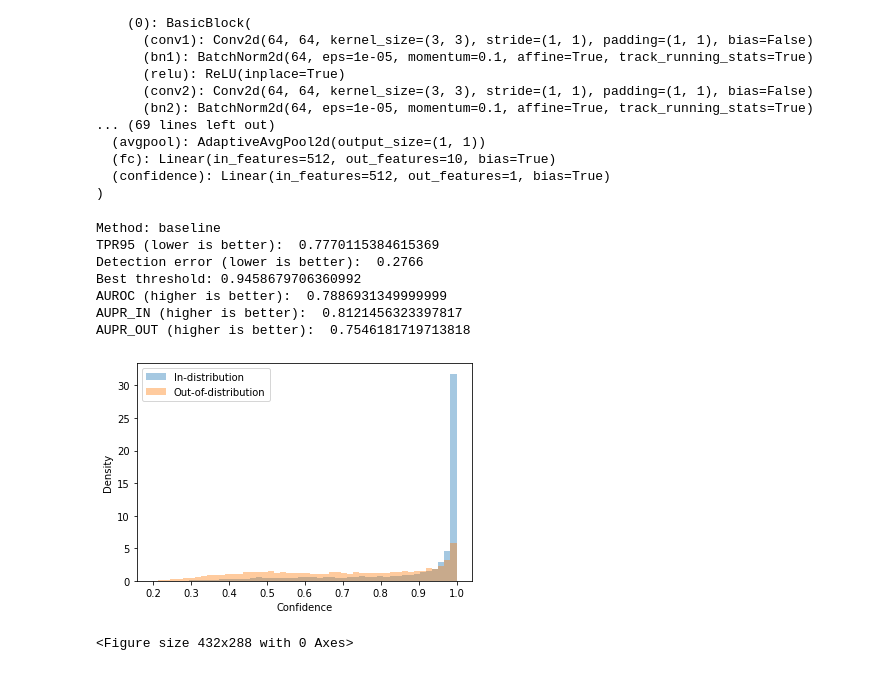
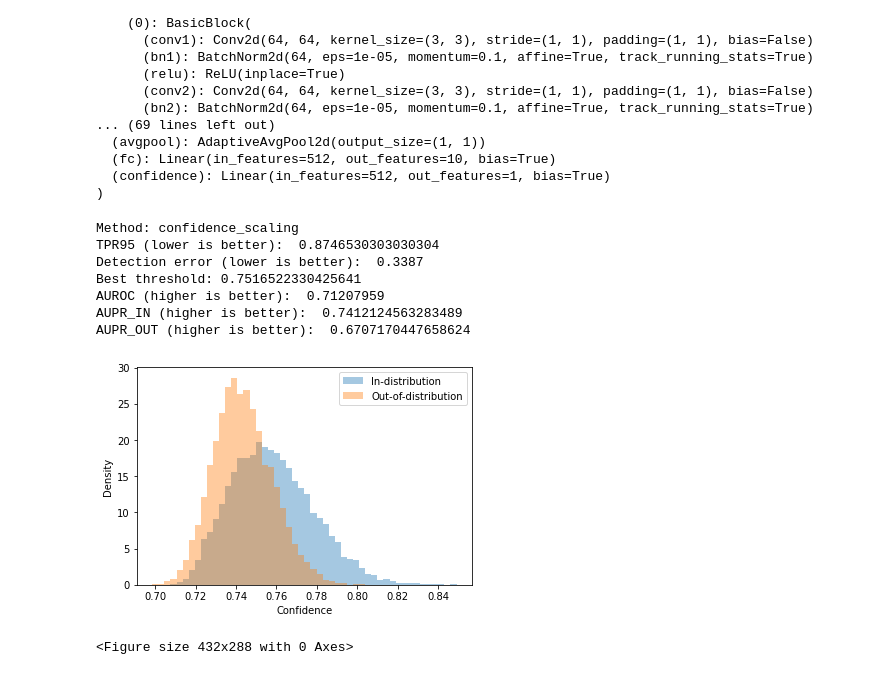
Before and after one commit to AstrakhantsevaAA/confidence_estimation_resnet, a Jupyter notebook: ood_detection_resnet.ipynb, the cells around one changed output. Cells and saved outputs as stored; diff of their text form; code cells hidden in the pictures.

```diff
--- a/ood_detection_resnet.ipynb
+++ b/ood_detection_resnet.ipynb
@@ -111,9 +107,7 @@ len(ood_loader.dataset.imgs)
 
 cnn = resnet.resnet18(num_classes=num_classes)
 
-# model_dict = cnn.state_dict()
-
-pretrained_dict = torch.load(filename[0])
+pretrained_dict = torch.load(filename[mode])
 cnn.load_state_dict(pretrained_dict['net'])
 cnn = cnn.to(device)
 if device == 'cuda':
@@ -157,24 +151,24 @@ def evaluate(data_loader, mode):
 
         if mode == 'confidence':
             _, confidence = cnn(images)
-            confidence = F.sigmoid(confidence)
+            confidence = torch.sigmoid(confidence)
             confidence = confidence.data.cpu().numpy()
             out.append(confidence)
 
         elif mode == 'confidence_scaling':
-            epsilon = args.epsilon
+            epsilon = 0.001
 
             cnn.zero_grad()
             _, confidence = cnn(images)
-            confidence = F.sigmoid(confidence).view(-1)
+            confidence = torch.sigmoid(confidence).view(-1)
             loss = torch.mean(-torch.log(confidence))
             loss.backward()
 
-            images = images - args.epsilon * torch.sign(images.grad)
+            images = images - epsilon * torch.sign(images.grad)
             images = Variable(images.data, requires_grad=True)
 
             _, confidence = cnn(images)
-            confidence = F.sigmoid(confidence)
+            confidence = torch.sigmoid(confidence)
             confidence = confidence.data.cpu().numpy()
             out.append(confidence)
 
@@ -243,10 +237,10 @@ def detection(ind_confidences, ood_confidences, n_iter=100000, return_data=False
     else:
         return best_error, best_delta
 # %%
-ind_scores = evaluate(ind_loader, process[0])
+ind_scores = evaluate(ind_loader, mode)
 ind_labels = np.ones(ind_scores.shape[0])
 
-ood_scores = evaluate(ood_loader, process[0])
+ood_scores = evaluate(ood_loader, mode)
 ood_labels = np.zeros(ood_scores.shape[0])
 
 labels = np.concatenate([ind_labels, ood_labels])
@@ -257,9 +251,21 @@ detection_error, best_delta = detection(ind_scores, ood_scores)
 auroc = metrics.roc_auc_score(labels, scores)
 aupr_in = metrics.average_precision_score(labels, scores)
 aupr_out = metrics.average_precision_score(-1 * labels + 1, 1 - scores)
+state = {
+    "Method" : mode,
+    "TPR95": fpr_at_95_tpr,
+    "Detection_error": detection_error,
+    "Best_threshold": best_delta,
+    "AUROC": auroc,
+    "AUPR_IN": aupr_in,
+    "AUPR_OUT": aupr_out,
+}
+if not os.path.isdir('metrics'):
+    os.mkdir('metrics')
+torch.save(state, f'./metrics/metrics_{mode}.pth')
 
 print("")
-print("Method: " + process[0])
+print("Method: " + mode)
 print("TPR95 (lower is better): ", fpr_at_95_tpr)
 print("Detection error (lower is better): ", detection_error)
 print("Best threshold:", best_delta)
@@ -267,23 +273,25 @@ print("AUROC (higher is better): ", auroc)
 print("AUPR_IN (higher is better): ", aupr_in)
 print("AUPR_OUT (higher is better): ", aupr_out)
 # %% [output]
-Method: baseline
-TPR95 (lower is better):  0.7770115384615369
-Detection error (lower is better):  0.2766
-Best threshold: 0.9458679706360992
-AUROC (higher is better):  0.7886931349999999
-AUPR_IN (higher is better):  0.8121456323397817
-AUPR_OUT (higher is better):  0.7546181719713818
+Method: confidence_scaling
+TPR95 (lower is better):  0.8746530303030304
+Detection error (lower is better):  0.3387
+Best threshold: 0.7516522330425641
+AUROC (higher is better):  0.71207959
+AUPR_IN (higher is better):  0.7412124563283489
+AUPR_OUT (higher is better):  0.6707170447658624
 # %%
 ranges = (np.min(scores), np.max(scores))
 plt.figure()
 sns.distplot(ind_scores.ravel(), hist_kws={'range': ranges}, kde=False, bins=50, norm_hist=True, label='In-distribution')
 sns.distplot(ood_scores.ravel(), hist_kws={'range': ranges}, kde=False, bins=50, norm_hist=True, label='Out-of-distribution')
 plt.xlabel('Confidence')
 plt.ylabel('Density')
 plt.legend()
 plt.show()
-plt.savefig('confidence_hist_baseline.png')
+if not os.path.isdir('plots'):
+    os.mkdir('plots')
+plt.savefig(f'plots/confidence_hist_{mode}.png')
 # %% [output]
-[figure, old version]
+[figure, new version]
 <Figure size 432x288 with 0 Axes>
```
Also changed, not shown: parts of 3 cells of this notebook.
